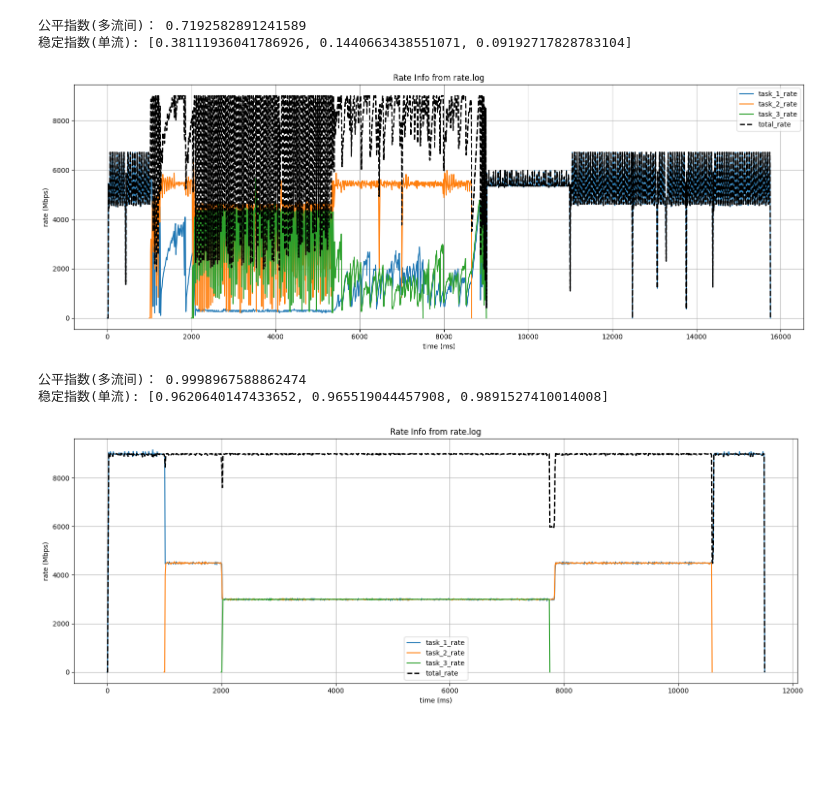
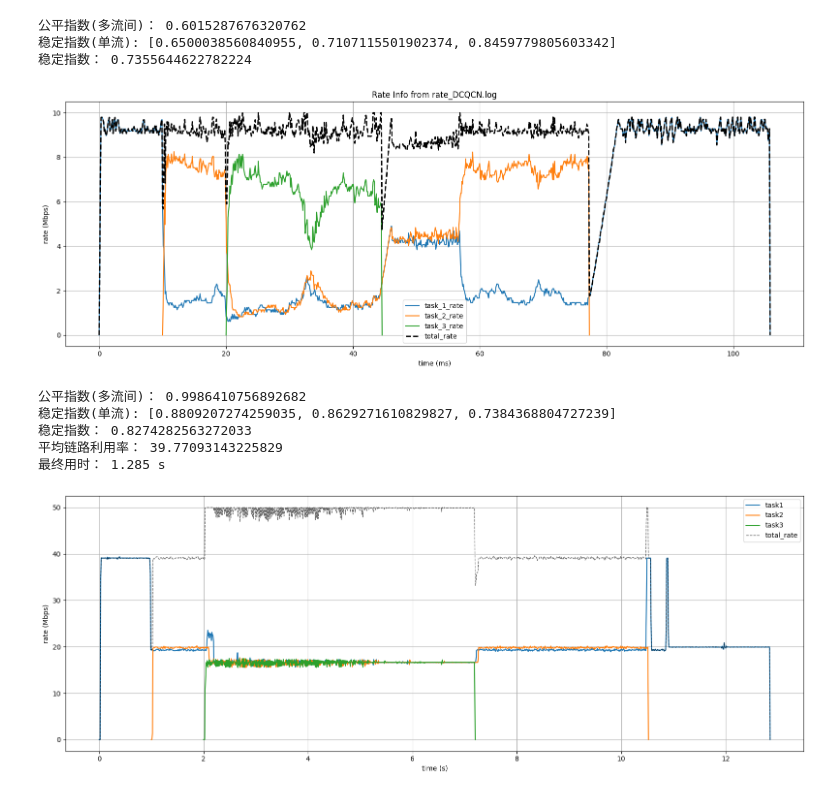
Before and after one commit to Miao-er/fileTransferCmd, a Jupyter notebook: plot.ipynb, the cells around one changed output. Saved outputs shown, nothing was run; the diff lists cells and outputs as text; code cells hidden in the pictures; blank space fills up the shorter version.

```diff
--- a/plot.ipynb
+++ b/plot.ipynb
@@ -1,5 +1,6 @@
 # %%
 import matplotlib.pyplot as plt
+import numpy as np
 import json
 import math
 
@@ -31,7 +32,7 @@ def plot_debug_log(log_path):
                 r3 = obj.get('task_3_rate', None)
                 total = obj.get('total_rate', None)
                 if t is not None:
-                    times.append(t * 10)  # 单位为10ms
+                    times.append(t)  # 单位为10ms
                     rates1.append(r1 if r1 is not None else None)
                     rates2.append(r2 if r2 is not None else None)
                     rates3.append(r3 if r3 is not None else None)
@@ -41,18 +42,21 @@ def plot_debug_log(log_path):
 
     plt.figure(figsize=(16, 6))
     # 绘制三条流的速率
-    plt.plot(times, rates1, label='task_1_rate')
-    plt.plot(times, rates2, label='task_2_rate')
-    plt.plot(times, rates3, label='task_3_rate')
+    plt.plot(times, rates1, label='task1')
+    plt.plot(times, rates2, label='task2')
+    plt.plot(times, rates3, label='task3')
     # 绘制总速率，虚线
-    plt.plot(times, total_rates, label='total_rate', color='black', linewidth=2, linestyle='--')
+    plt.plot(times, total_rates, label='total_rate', color='black', linewidth=1, linestyle='--',alpha = 0.6)
+    print("平均链路利用率：", np.mean(total_rates))
+    print("最终用时：", times[-1]/10 , "s")
 
-    plt.xlabel('time (ms)')
+    plt.xlabel('time (s)')
     plt.ylabel('rate (Mbps)')
-    plt.title(f'Rate Info from {log_path}')
+    # plt.title(f'Rate Info from {log_path}')
     plt.legend()
     plt.grid(True)
     plt.tight_layout()
+    plt.savefig(log_path[:-4] + ".svg")
     plt.show()
 
 def cacu_fair_factor(log_path):
@@ -89,7 +93,9 @@ def cacu_fair_factor(log_path):
                         fair_arr.append(f)
             except Exception as e:
                 continue
-    print("公平指数(多流间)：",sum(fair_arr) / len(fair_arr))
+    fairness = sum(fair_arr) / len(fair_arr)
+    # print("公平指数(多流间)：",max(0.0, (fairness - 1/3.0) / (2/3.0)))
+    print("公平指数(多流间)：",fairness)
 
 def cacu_oscillation_factor(log_path, w:int = 10):
     diff_abs = lambda arr, val: find_median([abs(x - val) for x in arr])
@@ -105,6 +111,9 @@ def cacu_oscillation_factor(log_path, w:int = 10):
                 r2 = obj.get('task_2_rate', None)
                 r3 = obj.get('task_3_rate', None)
                 total = obj.get('total_rate', None)
+                fairness = obj.get('fairness',None)
+                if fairness is not None:
+                    break
                 if t is not None:
                     for i, elem in enumerate([r1, r2, r3]):
                         if elem is not None:
@@ -147,6 +156,9 @@ def cacu_mixed_factor(log_path,w:int=100, omega:float=0.05):
                 r2 = obj.get('task_2_rate', None)
                 r3 = obj.get('task_3_rate', None)
                 total = obj.get('total_rate', None)
+                fairness = obj.get('fairness',None)
+                if fairness is not None:
+                    break
                 if t is not None:
                     for i, elem in enumerate([r1, r2, r3]):
                         if elem is not None:
@@ -163,19 +175,22 @@ def cacu_mixed_factor(log_path,w:int=100, omega:float=0.05):
                             # print(f"task_{i+1}_oscillation: {osci[i]:.4f}")
             except Exception as e:
                 continue
-    print("稳定指数(单流):",[pow(math.e,- sum(oscis[i])/len(oscis[i]) / omega) for i in range(0,3)])
+    res_arr = [pow(math.e,- sum(oscis[i])/len(oscis[i]) / omega) for i in range(0,3)]
+    print("稳定指数(单流):",res_arr)
+    print("稳定指数：", sum(res_arr)/len(res_arr))
 
 # 用法
 # %%
 #DOWN
-cacu_fair_factor('rate.log')
+cacu_fair_factor('rate_DCQCN.log')
 # cacu_oscillation_factor('rateOfdcqcn.log', 100)
-cacu_mixed_factor('rate.log',w = 100, omega = 0.1)
-plot_debug_log('rate.log')
+cacu_mixed_factor('rate_DCQCN.log',w = 100, omega = 0.1)
+plot_debug_log('rate_DCQCN.log')
 # %% [output]
-公平指数(多流间)： 0.7192582891241589
-稳定指数(单流): [0.38111936041786926, 0.1440663438551071, 0.09192717828783104]
+公平指数(多流间)： 0.6015287676320762
+稳定指数(单流): [0.6500038560840955, 0.7107115501902374, 0.8459779805603342]
+稳定指数： 0.7355644622782224
-[figure, old version]
+[figure, new version]
 # %%
 #UP
 cacu_fair_factor('rate.log')
@@ -184,6 +199,9 @@ cacu_mixed_factor('rate.log',w = 100, omega = 0.1)
 
 plot_debug_log('rate.log')
 # %% [output]
-公平指数(多流间)： 0.9998967588862474
-稳定指数(单流): [0.9620640147433652, 0.965519044457908, 0.9891527410014008]
+公平指数(多流间)： 0.9986410756892682
+稳定指数(单流): [0.8809207274259035, 0.8629271610829827, 0.7384368804727239]
+稳定指数： 0.8274282563272033
+平均链路利用率： 39.77093143225829
+最终用时： 1.285 s
-[figure, old version]
+[figure, new version]
```
Also changed, not shown: parts of 1 cell of this notebook, 31 other files.
